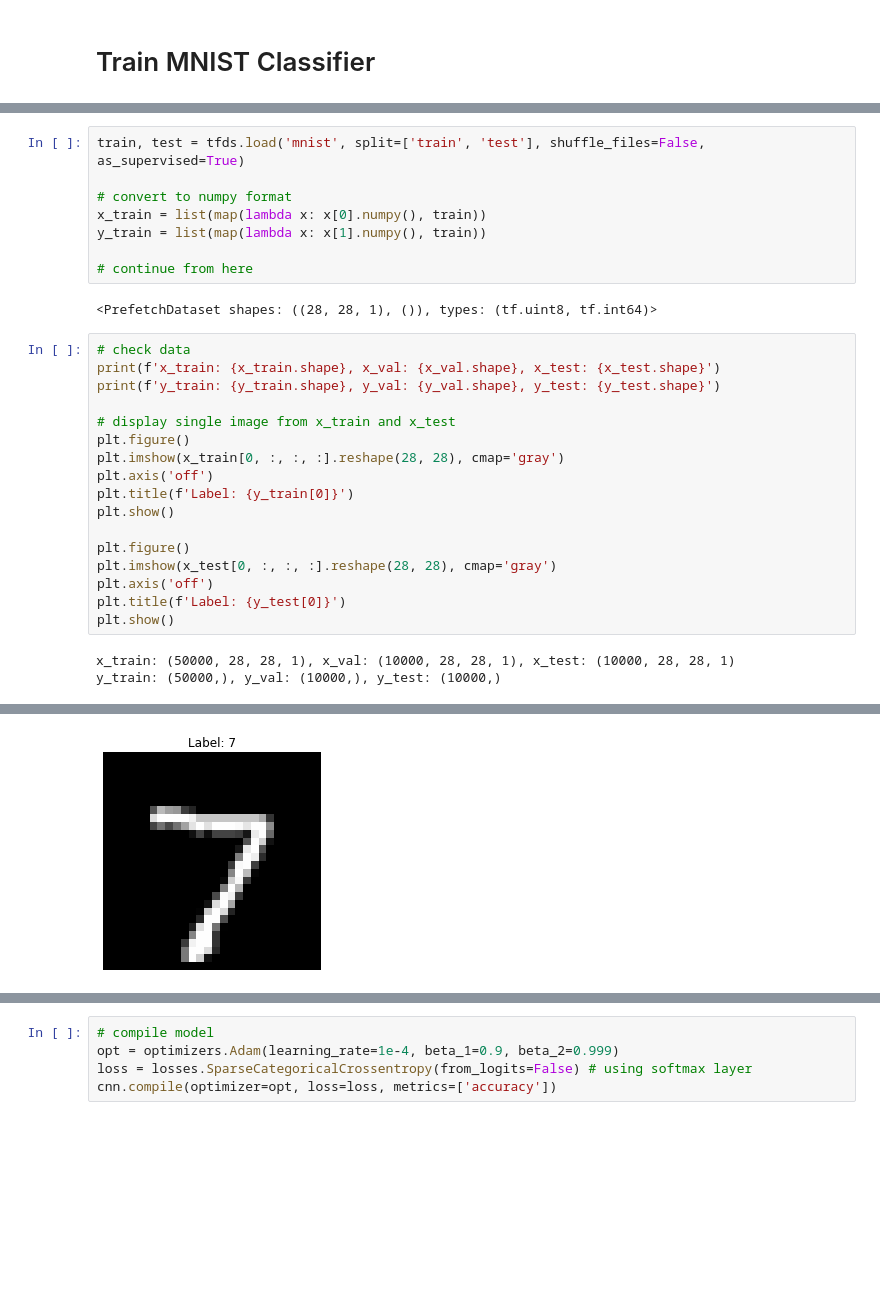
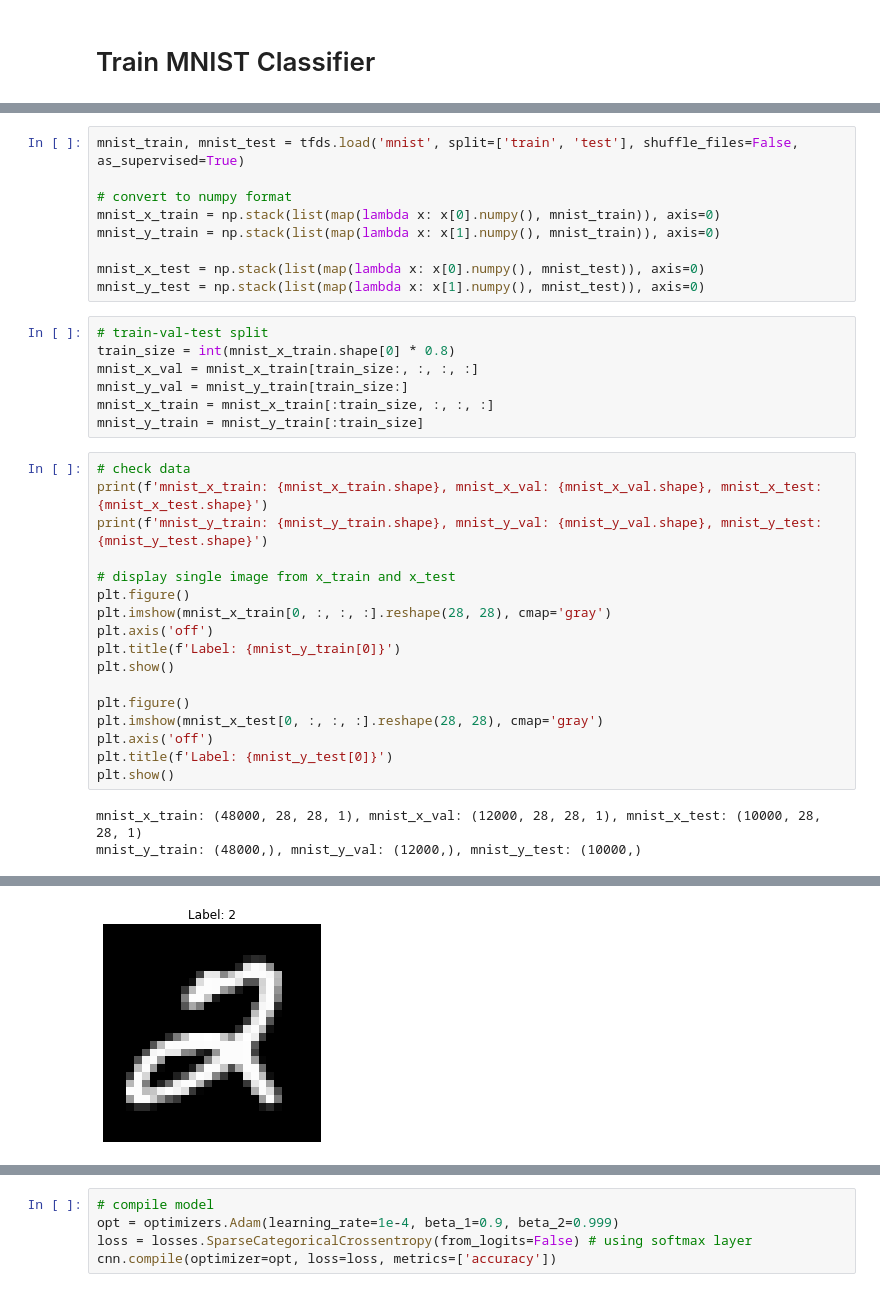
Before and after one commit to gcheoyh/toy-transfer-learning-eg, a Jupyter notebook: transfer_learning.ipynb, the cells around one changed output, grey strips where cells are left out. Drawn from its saved outputs; the diff is of its cells as text; blank space fills up the shorter version.

```diff
--- a/transfer_learning.ipynb
+++ b/transfer_learning.ipynb
@@ -26,30 +15,36 @@ Downloading data from https://storage.googleapis.com/tensorflow/tf-keras-dataset
 # %%
-train, test = tfds.load('mnist', split=['train', 'test'], shuffle_files=False, as_supervised=True)
+mnist_train, mnist_test = tfds.load('mnist', split=['train', 'test'], shuffle_files=False, as_supervised=True)
 
 # convert to numpy format
-x_train = list(map(lambda x: x[0].numpy(), train))
-y_train = list(map(lambda x: x[1].numpy(), train))
+mnist_x_train = np.stack(list(map(lambda x: x[0].numpy(), mnist_train)), axis=0)
+mnist_y_train = np.stack(list(map(lambda x: x[1].numpy(), mnist_train)), axis=0)
 
-# continue from here
+mnist_x_test = np.stack(list(map(lambda x: x[0].numpy(), mnist_test)), axis=0)
+mnist_y_test = np.stack(list(map(lambda x: x[1].numpy(), mnist_test)), axis=0)
-# %% [output]
-<PrefetchDataset shapes: ((28, 28, 1), ()), types: (tf.uint8, tf.int64)>
+# %%
+# train-val-test split
+train_size = int(mnist_x_train.shape[0] * 0.8)
+mnist_x_val = mnist_x_train[train_size:, :, :, :]
+mnist_y_val = mnist_y_train[train_size:]
+mnist_x_train = mnist_x_train[:train_size, :, :, :]
+mnist_y_train = mnist_y_train[:train_size]
 # %%
 # check data
-print(f'x_train: {x_train.shape}, x_val: {x_val.shape}, x_test: {x_test.shape}')
-print(f'y_train: {y_train.shape}, y_val: {y_val.shape}, y_test: {y_test.shape}')
+print(f'mnist_x_train: {mnist_x_train.shape}, mnist_x_val: {mnist_x_val.shape}, mnist_x_test: {mnist_x_test.shape}')
+print(f'mnist_y_train: {mnist_y_train.shape}, mnist_y_val: {mnist_y_val.shape}, mnist_y_test: {mnist_y_test.shape}')
 
 # display single image from x_train and x_test
 plt.figure()
-plt.imshow(x_train[0, :, :, :].reshape(28, 28), cmap='gray')
+plt.imshow(mnist_x_train[0, :, :, :].reshape(28, 28), cmap='gray')
 plt.axis('off')
-plt.title(f'Label: {y_train[0]}')
+plt.title(f'Label: {mnist_y_train[0]}')
 plt.show()
 
 plt.figure()
-plt.imshow(x_test[0, :, :, :].reshape(28, 28), cmap='gray')
+plt.imshow(mnist_x_test[0, :, :, :].reshape(28, 28), cmap='gray')
 plt.axis('off')
-plt.title(f'Label: {y_test[0]}')
+plt.title(f'Label: {mnist_y_test[0]}')
 plt.show()
 # %% [output]
-x_train: (50000, 28, 28, 1), x_val: (10000, 28, 28, 1), x_test: (10000, 28, 28, 1)
-y_train: (50000,), y_val: (10000,), y_test: (10000,)
+mnist_x_train: (48000, 28, 28, 1), mnist_x_val: (12000, 28, 28, 1), mnist_x_test: (10000, 28, 28, 1)
+mnist_y_train: (48000,), mnist_y_val: (12000,), mnist_y_test: (10000,)
@@ -57,2 +52,2 @@ y_train: (50000,), y_val: (10000,), y_test: (10000,)
-[figure, old version]
+[figure, new version]
 # %%
```
Also changed, not shown: parts of 30 cells of this notebook.
